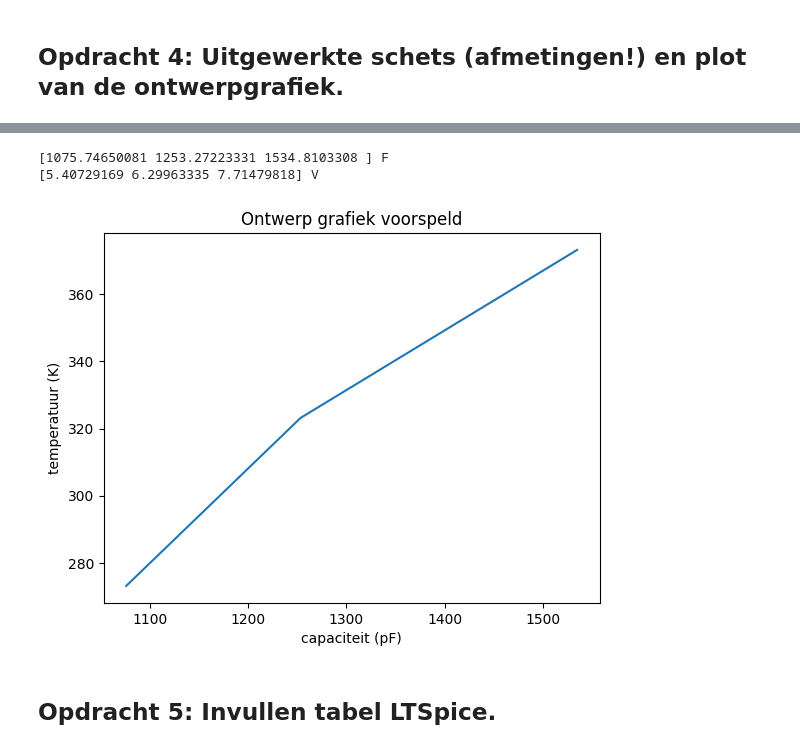
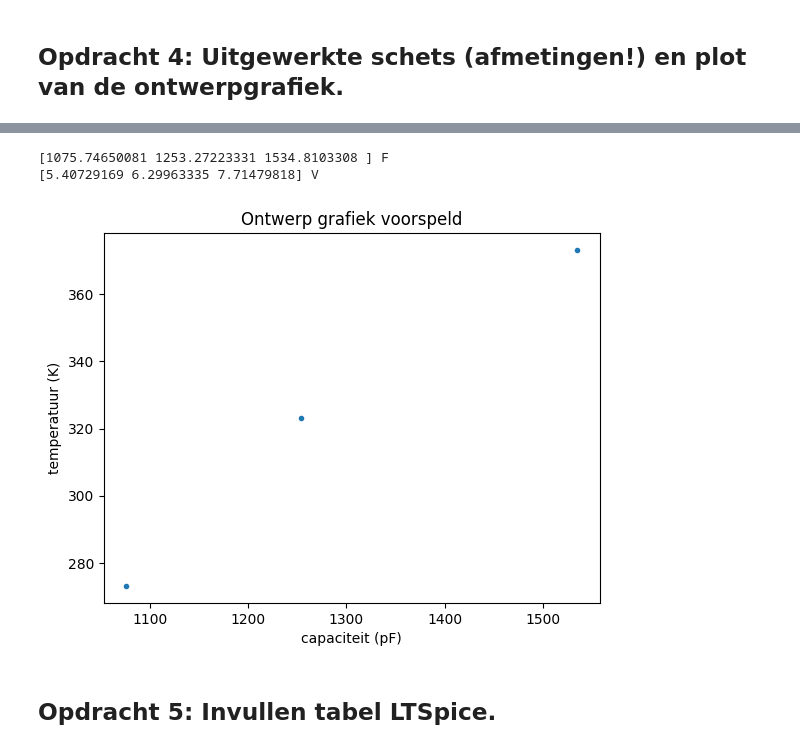
Before and after one commit to AAAGomperts/opdrachten-DEF-D, a Jupyter notebook: FysiekeOntwerpopdrachten/2OntwerpEenSensorCondensator/DEFOntwerpopdracht2OntwerpEenSensorInvulTemplate.ipynb, the cells around one changed output, grey strips where cells are left out. Saved outputs shown, nothing was run; the diff lists cells and outputs as text; code cells hidden in the pictures.

```diff
--- a/FysiekeOntwerpopdrachten/2OntwerpEenSensorCondensator/DEFOntwerpopdracht2OntwerpEenSensorInvulTemplate.ipynb
+++ b/FysiekeOntwerpopdrachten/2OntwerpEenSensorCondensator/DEFOntwerpopdracht2OntwerpEenSensorInvulTemplate.ipynb
@@ -104,35 +104,35 @@ breedte = 0.1
 lengte = 0.15
 epsilon_min =55*epsilon0
 epsilon_mid = 70.5*epsilon0
 epsilon_max =88*epsilon0
 
 def epsilon_water(T): #deze functie is de functie die de epsilon ten opzichte van temperatuur bepaald voor water.
     epsilon = (87.740-0.4*T+9.398*10**-4*T**2)*epsilon0
     return epsilon
 
 T_min = 273.15
 T_mid = 323.15
 T_max = 373.15
 T = np.array([T_min, T_mid, T_max])
 
 epsilon = epsilon_water(T)
 
 oppervlakte = breedte * lengte
 Capaciteit_sensor = Capaciteit(oppervlakte, dikte, epsilon)
 
 print(Capaciteit_sensor*10**12,"F")
 v_sensor = 1000*Capaciteit_sensor*2*np.pi*100000*8
 print(v_sensor,"V")
 
 plt.title("Ontwerp grafiek voorspeld")
-plt.plot(Capaciteit_sensor*10**12,T,"")
+plt.plot(Capaciteit_sensor*10**12,T,".")
 plt.xlabel("capaciteit (pF)")
 plt.ylabel("temperatuur (K)")
 plt.show()
 # %% [output]
 [1075.74650081 1253.27223331 1534.8103308 ] F
 [5.40729169 6.29963335 7.71479818] V
-[figure, old version]
+[figure, new version]
 # %% [markdown]
 ## Opdracht 5: Invullen tabel LTSpice.
 # %% [markdown]
```
Also changed, not shown: parts of 3 cells of this notebook.
